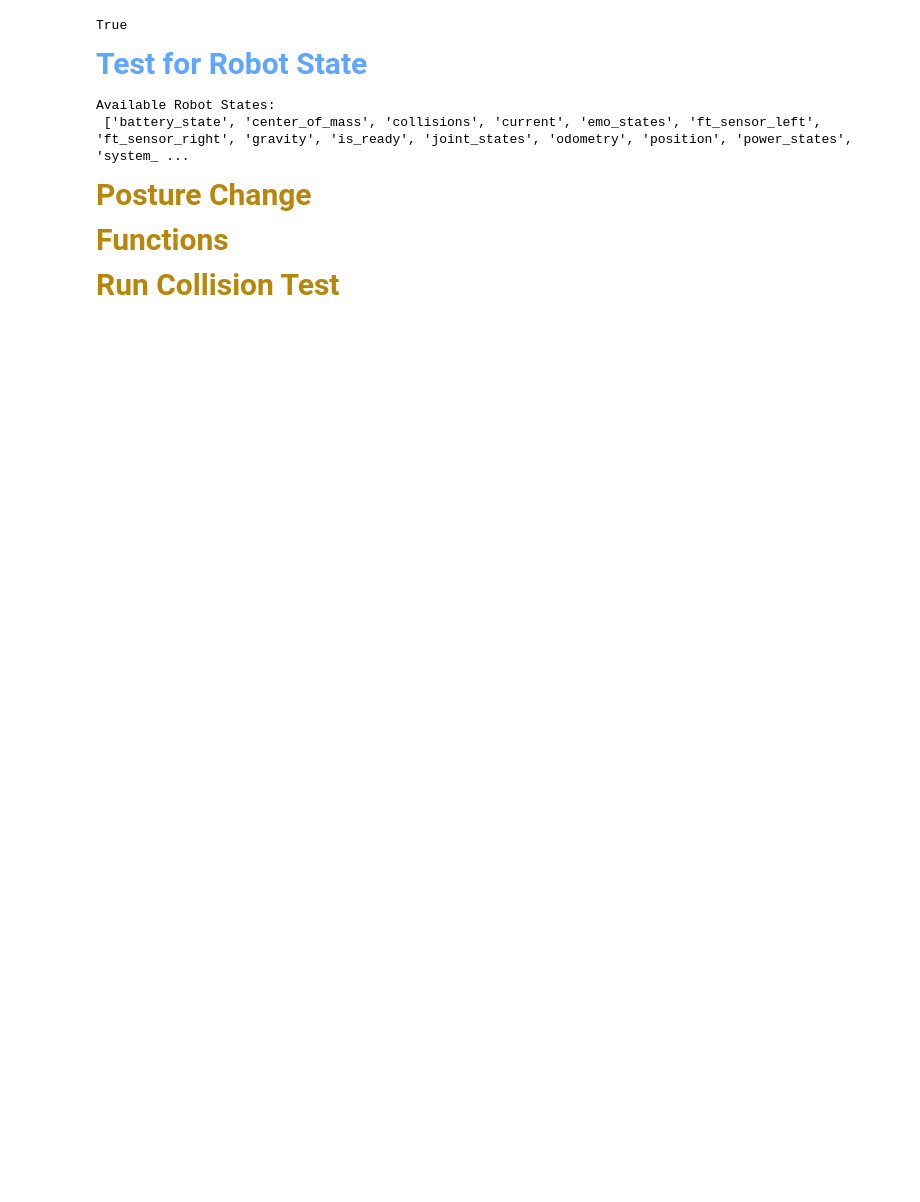
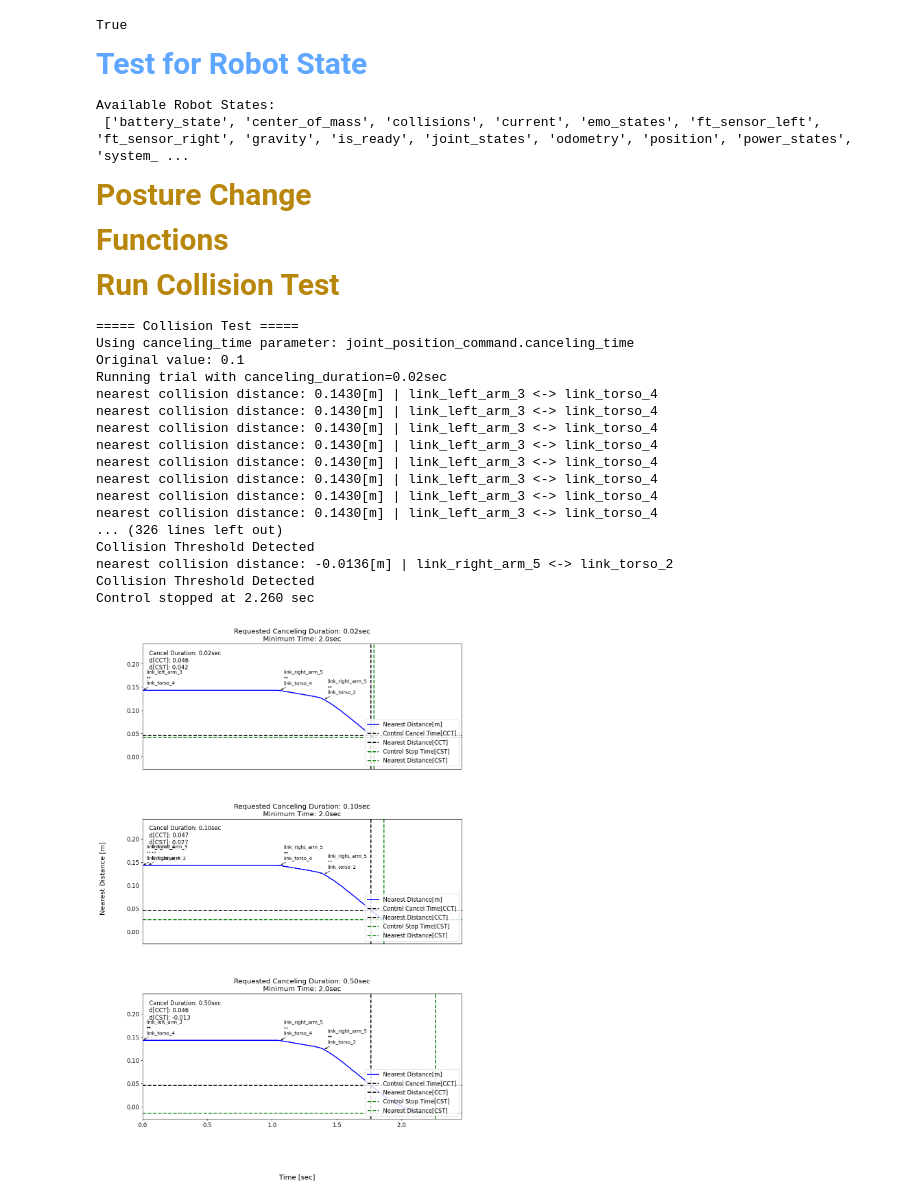
Before and after one commit to laswyun1/RB-Y1-A_code, a Jupyter notebook: python/260528_collision_test/test_collision_260528 .ipynb, the cells around one changed output. Saved outputs shown, nothing was run; the diff lists cells and outputs as text; code cells hidden in the pictures; blank space fills up the shorter version.

Commit message:
Feat: Detect Collision & Canceling the control command

```diff
--- a/python/260528_collision_test/test_collision_260528 .ipynb
+++ b/python/260528_collision_test/test_collision_260528 .ipynb
@@ -324,36 +344,56 @@ results = []
 
 try:
     for idx, canceling_duration in enumerate(canceling_duration_list):
-        print("Running trial with canceling_duration=%.2f s", canceling_duration)
+        print(f"Running trial with canceling_duration={canceling_duration:.2f}sec")
         result = run_collisionTest(
             robot=robot,
             canceling_time_param=canceling_time_param,
             requested_canceling_duration=canceling_duration,
             minimum_time=MINIMUM_TIME,
         )
         results.append(result)
 
         if not robot.set_parameter(canceling_time_param, original_value):
             raise RuntimeError(f"Failed to restore {canceling_time_param}")
 
         if idx < len(canceling_duration_list) - 1:
+            time.sleep(10)
             move_pre_control_pose(robot)    # Set Initial Posture
             time.sleep(1)
 
     plot_results(results)
 finally:
     try:
         robot.set_parameter(canceling_time_param, original_value)
     except Exception:
         pass
 
     try:
         robot.cancel_control()
     except Exception:
         pass
 
     try:
         move_pre_control_pose(robot)    # Set Initial Posture
         time.sleep(1)
     except Exception:
         pass
+# %% [output]
+===== Collision Test =====
+Using canceling_time parameter: joint_position_command.canceling_time
+Original value: 0.1
+Running trial with canceling_duration=0.02sec
+nearest collision distance: 0.1430[m] | link_left_arm_3 <-> link_torso_4
+nearest collision distance: 0.1430[m] | link_left_arm_3 <-> link_torso_4
+nearest collision distance: 0.1430[m] | link_left_arm_3 <-> link_torso_4
+nearest collision distance: 0.1430[m] | link_left_arm_3 <-> link_torso_4
+nearest collision distance: 0.1430[m] | link_left_arm_3 <-> link_torso_4
+nearest collision distance: 0.1430[m] | link_left_arm_3 <-> link_torso_4
+nearest collision distance: 0.1430[m] | link_left_arm_3 <-> link_torso_4
+nearest collision distance: 0.1430[m] | link_left_arm_3 <-> link_torso_4
+... (326 lines left out)
+Collision Threshold Detected
+nearest collision distance: -0.0136[m] | link_right_arm_5 <-> link_torso_2
+Collision Threshold Detected
+Control stopped at 2.260 sec
+[figure, added]
```
Also changed, not shown: parts of 2 cells of this notebook.
